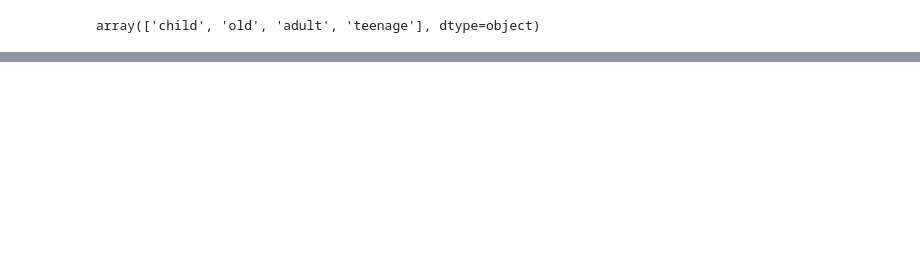
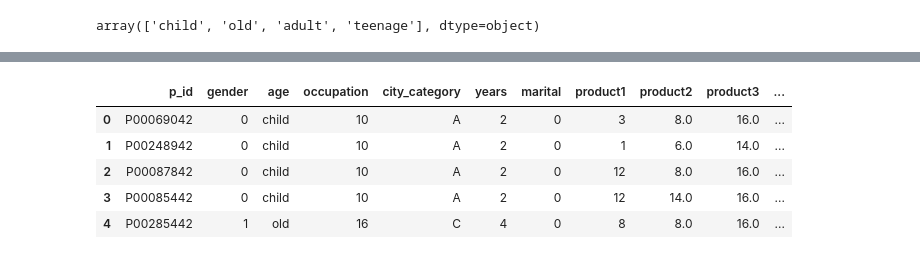
Before and after one commit to shubham9875/EDAProjectFinal, a Jupyter notebook: EDAProjectFinal.ipynb, the cells around one changed output, grey strips where cells are left out. Drawn from its saved outputs; the diff is of its cells as text; code cells hidden in the pictures; blank space fills up the shorter version.

```diff
--- a/EDAProjectFinal.ipynb
+++ b/EDAProjectFinal.ipynb
@@ -222,0 +252,15 @@ array(['child', 'old', 'adult', 'teenage'], dtype=object)
+# %%
+#replacing null values in product 2
+pf['product2']=pf['product2'].fillna(pf['product2'].mode()[0])
+# %%
+#replacing null values in product 3
+pf['product3']=pf['product3'].fillna(pf['product3'].mode()[0])
+# %%
+pf.head()
+# %% [output]
+|  | p_id | gender | age | occupation | city_category | years | marital | product1 | product2 | product3 | ... |
+| 0 | P00069042 | 0 | child | 10 | A | 2 | 0 | 3 | 8.0 | 16.0 | ... |
+| 1 | P00248942 | 0 | child | 10 | A | 2 | 0 | 1 | 6.0 | 14.0 | ... |
+| 2 | P00087842 | 0 | child | 10 | A | 2 | 0 | 12 | 8.0 | 16.0 | ... |
+| 3 | P00085442 | 0 | child | 10 | A | 2 | 0 | 12 | 14.0 | 16.0 | ... |
+| 4 | P00285442 | 1 | old | 16 | C | 4 | 0 | 8 | 8.0 | 16.0 | ... |
```
Also changed, not shown: parts of 10 cells of this notebook.
